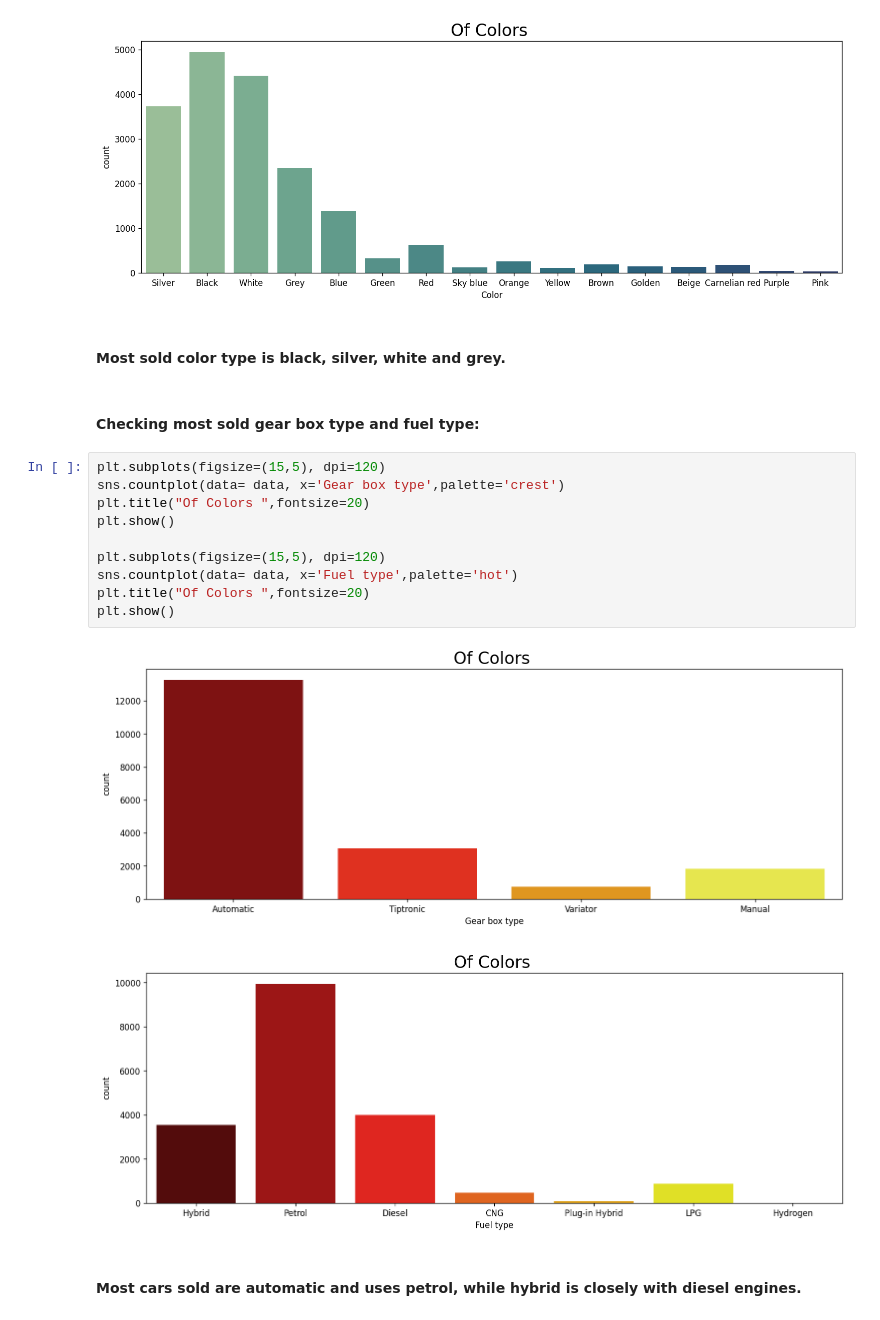
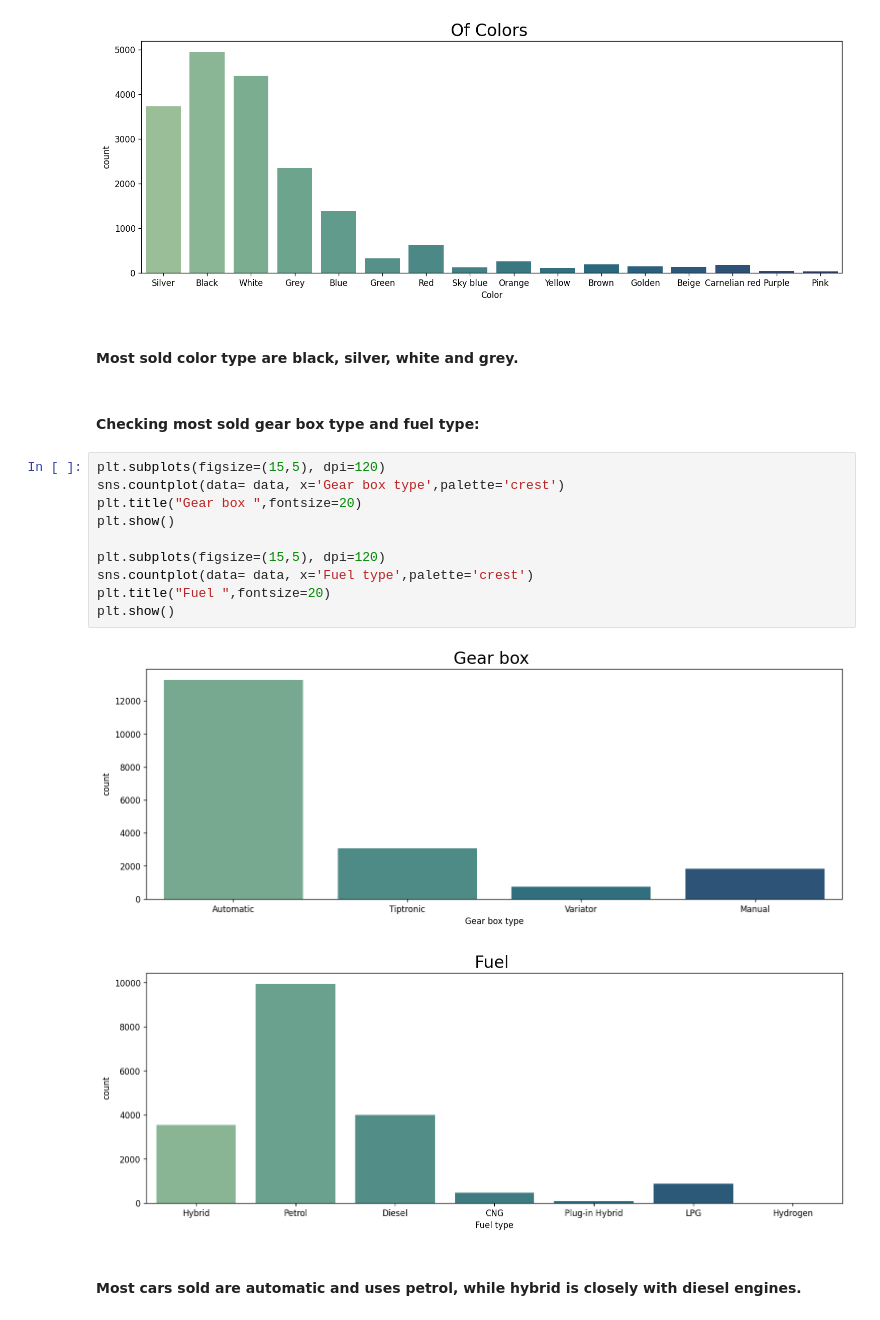
Before and after one commit to saif-gitreps/Car-price-prediction-model, a Jupyter notebook: main.ipynb, the cells around one changed output. Drawn from its saved outputs; the diff is of its cells as text.

Commit message:
Add: Finished visualizing process and correlation process.

```diff
--- a/main.ipynb
+++ b/main.ipynb
@@ -259,22 +259,22 @@ plt.show()
 # %% [output]
 [figure]
 # %% [markdown]
-#### Most sold color type is black, silver, white and grey.
+#### Most sold color type are black, silver, white and grey.
 # %% [markdown]
 #### Checking most sold gear box type and fuel type:
 # %%
 plt.subplots(figsize=(15,5), dpi=120)
 sns.countplot(data= data, x='Gear box type',palette='crest')
-plt.title("Of Colors ",fontsize=20)
+plt.title("Gear box ",fontsize=20)
 plt.show()
 
 plt.subplots(figsize=(15,5), dpi=120)
-sns.countplot(data= data, x='Fuel type',palette='hot')
-plt.title("Of Colors ",fontsize=20)
+sns.countplot(data= data, x='Fuel type',palette='crest')
+plt.title("Fuel ",fontsize=20)
 plt.show()
 # %% [output]
-[figure, old version]
+[figure, new version]
-[figure, old version]
+[figure, new version]
 # %% [markdown]
 #### Most cars sold are automatic and uses petrol, while hybrid is closely with diesel engines.
 # %% [markdown]
```
Also changed, not shown: parts of 12 cells of this notebook.
